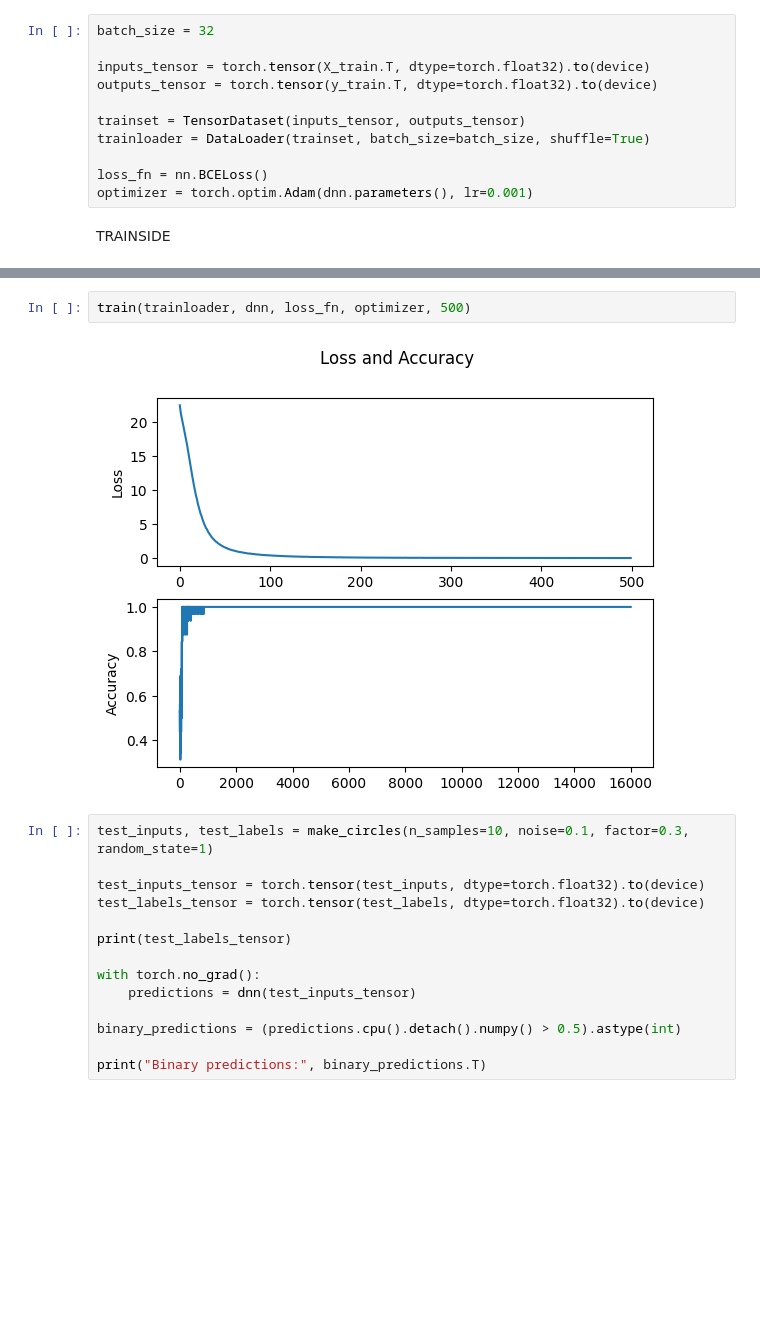
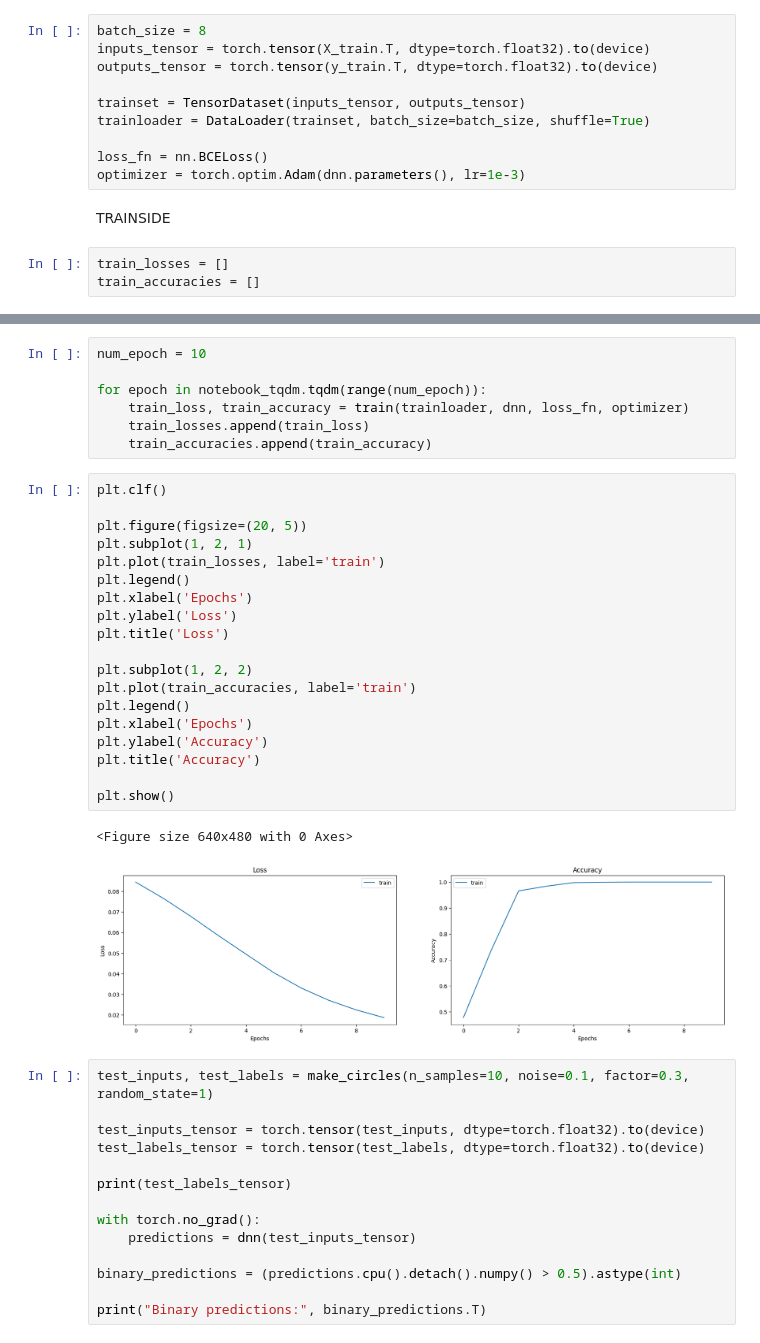
Before and after one commit to hugo-gclvs/DNN, a Jupyter notebook: main.ipynb, the cells around one changed output, grey strips where cells are left out. Drawn from its saved outputs; the diff is of its cells as text; blank space fills up the shorter version.

```diff
--- a/main.ipynb
+++ b/main.ipynb
@@ -46,8 +46,7 @@ plt.show()
 # %% [output]
 [figure]
 # %%
-batch_size = 32
-
+batch_size = 8
 inputs_tensor = torch.tensor(X_train.T, dtype=torch.float32).to(device)
 outputs_tensor = torch.tensor(y_train.T, dtype=torch.float32).to(device)
 
@@ -55,7 +54,10 @@ trainset = TensorDataset(inputs_tensor, outputs_tensor)
 trainloader = DataLoader(trainset, batch_size=batch_size, shuffle=True)
 
 loss_fn = nn.BCELoss()
-optimizer = torch.optim.Adam(dnn.parameters(), lr=0.001)
+optimizer = torch.optim.Adam(dnn.parameters(), lr=1e-3)
 # %% [markdown]
 TRAINSIDE
+# %%
+train_losses = []
+train_accuracies = []
 # %%
@@ -93,7 +97,32 @@ def train(dataloader, model, loss_fn, optimizer, num_epoch):
-# %%
-train(trainloader, dnn, loss_fn, optimizer, 500)
-# %% [output]
-[figure, removed]
+# %%
+num_epoch = 10
+
+for epoch in notebook_tqdm.tqdm(range(num_epoch)):
+	train_loss, train_accuracy = train(trainloader, dnn, loss_fn, optimizer)
+	train_losses.append(train_loss)
+	train_accuracies.append(train_accuracy)
+# %%
+plt.clf()
+
+plt.figure(figsize=(20, 5))
+plt.subplot(1, 2, 1)
+plt.plot(train_losses, label='train')
+plt.legend()
+plt.xlabel('Epochs')
+plt.ylabel('Loss')
+plt.title('Loss')
+
+plt.subplot(1, 2, 2)
+plt.plot(train_accuracies, label='train')
+plt.legend()
+plt.xlabel('Epochs')
+plt.ylabel('Accuracy')
+plt.title('Accuracy')
+
+plt.show()
+# %% [output]
+<Figure size 640x480 with 0 Axes>
+[figure, added]
 # %%
 test_inputs, test_labels = make_circles(n_samples=10, noise=0.1, factor=0.3, random_state=1)
 
```
Also changed, not shown: parts of 1 cell of this notebook, 1 other file.
